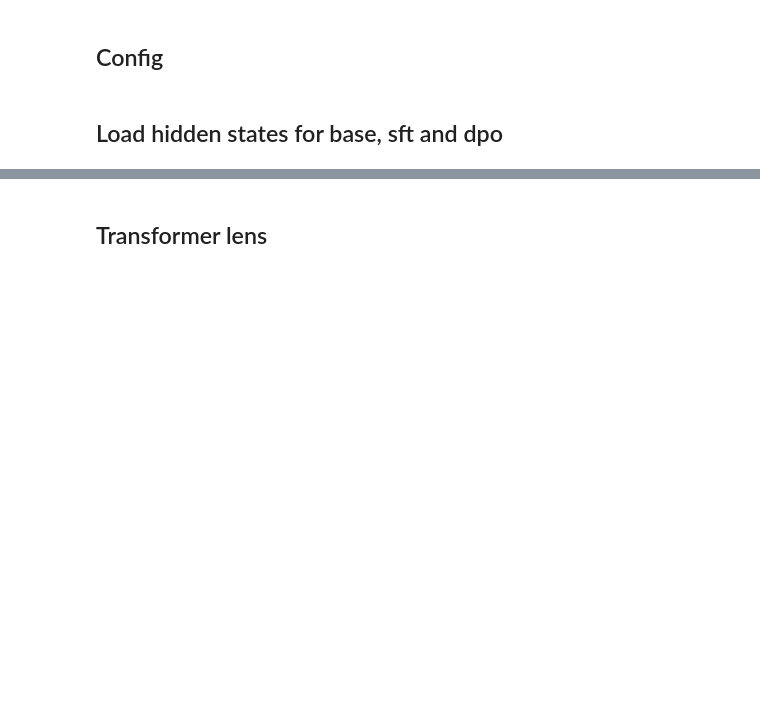
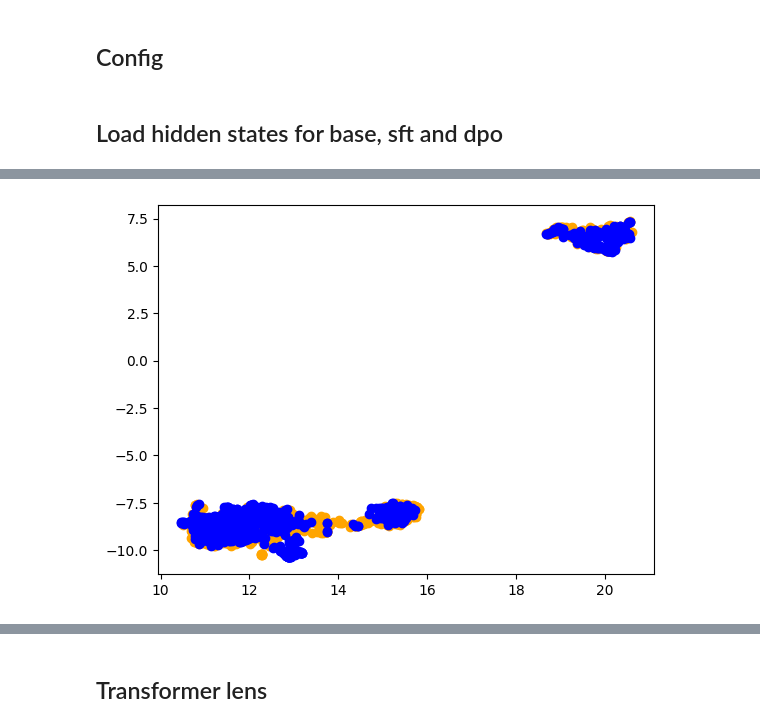
Before and after one commit to lauraaisling/analyse-llms, a Jupyter notebook: notebooks/Jigsaw_Toxic.ipynb, the cells around one changed output, grey strips where cells are left out. Drawn from its saved outputs; the diff is of its cells as text; code cells hidden in the pictures; blank space fills up the shorter version.

```diff
--- a/notebooks/Jigsaw_Toxic.ipynb
+++ b/notebooks/Jigsaw_Toxic.ipynb
@@ -102,0 +177,8 @@ They're exactly the same
+# %%
+for i in range(2):
+    plt.scatter(XY_UMAP[i*n:i*n+n,0],
+                        XY_UMAP[i*n:i*n+n,1],
+                        c=colors[i%colors.size],
+                        label = 'cluster '+str(i))
+# %% [output]
+[figure, added]
```
Also changed, not shown: parts of 69 cells of this notebook, 2 other files.
